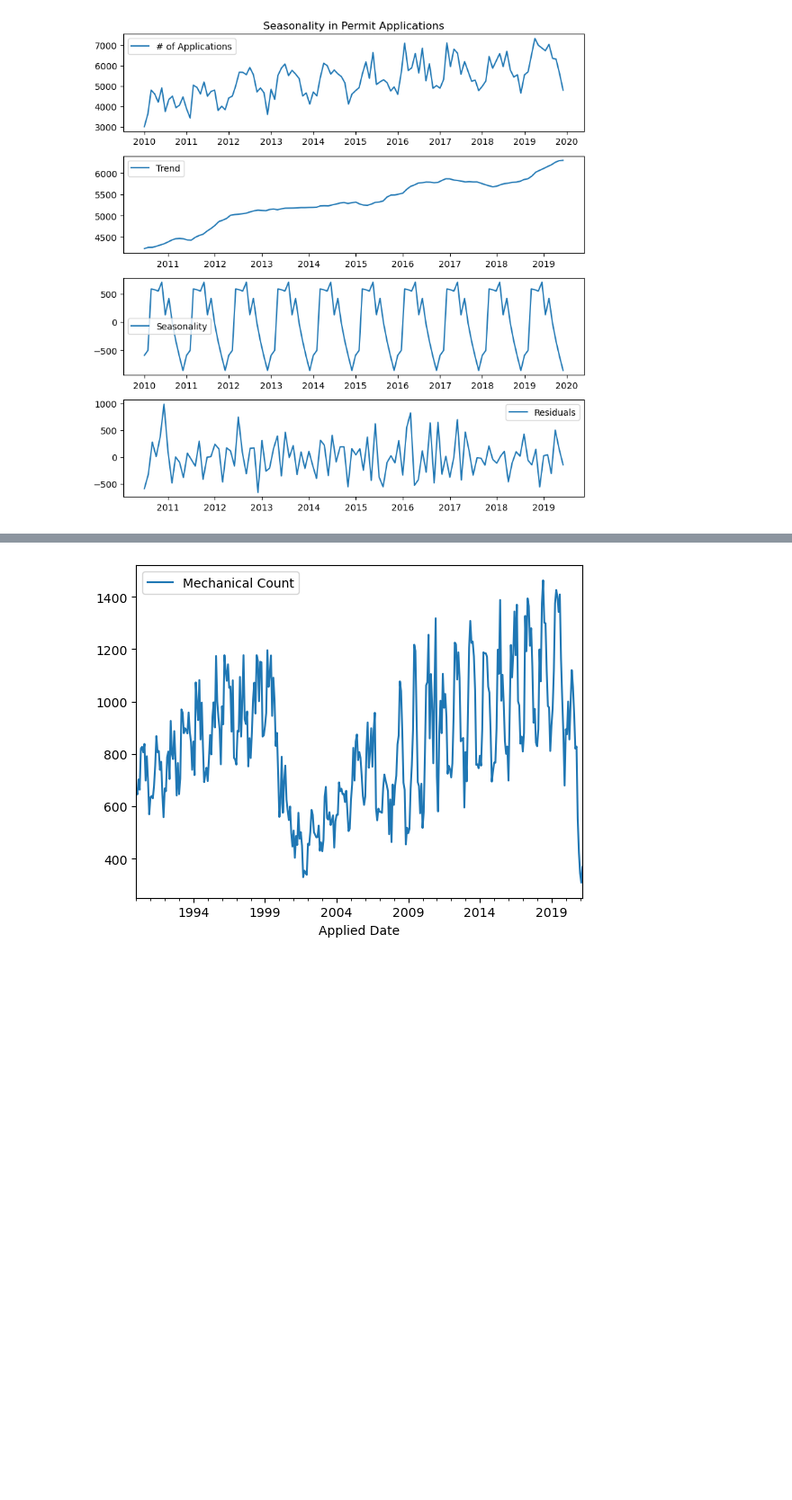
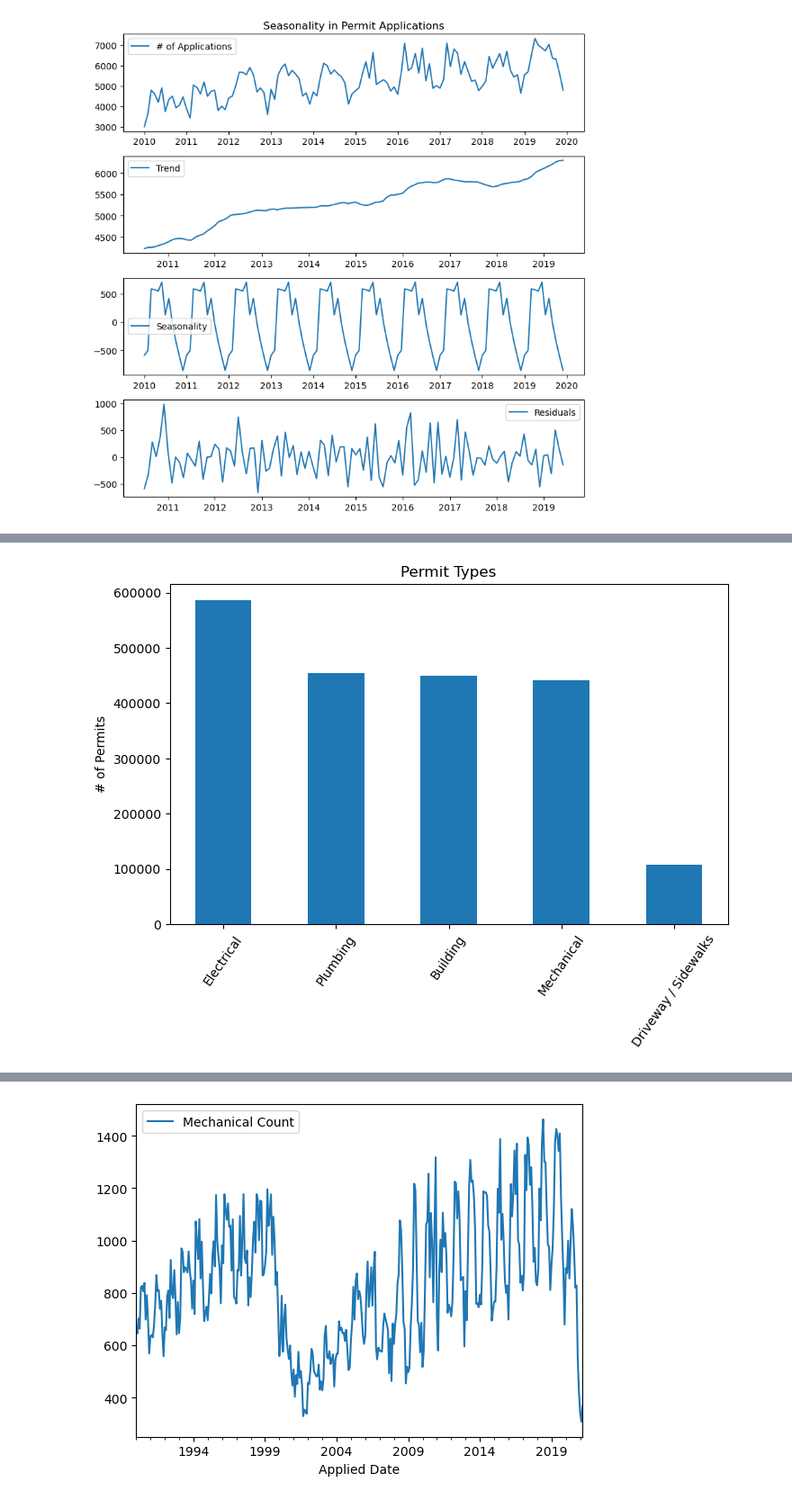
Before and after one commit to rezaganj/Capstone1-Construction-Permits-Austin-TX, a Jupyter notebook: notebooks/main.ipynb, the cells around one changed output, grey strips where cells are left out. Shown at 90% size. Drawn from its saved outputs; the diff is of its cells as text; code cells hidden in the pictures; blank space fills up the shorter version.

```diff
--- a/notebooks/main.ipynb
+++ b/notebooks/main.ipynb
@@ -240,3 +271,19 @@ permit_type_desc_df;
+# %%
+fig, ax = plt.subplots()
+fig.set_size_inches(8, 6)
+permit_types = ['Electrical', 'Plumbing', 'Building', 'Mechanical', 'Driveway / Sidewalks']
+ax.bar(permit_types, permit_type_desc_df['Permit Count'], width=0.5)
+for tick in ax.get_xticklabels():
+    tick.set_rotation(55)
+
+ax.set_ylabel('# of Permits')
+ax.set_title('Permit Types')
+
+plt.subplots_adjust(bottom=0.25)
+
+plt.savefig('../figures/permit_types.png', dpi=500)
+# %% [output]
+[figure, added]
 # %%
 permit_class_mapped = spark.sql('''SELECT
                                 `Permit Class Mapped`,
```
Also changed, not shown: parts of 23 cells of this notebook, 19 other files.
